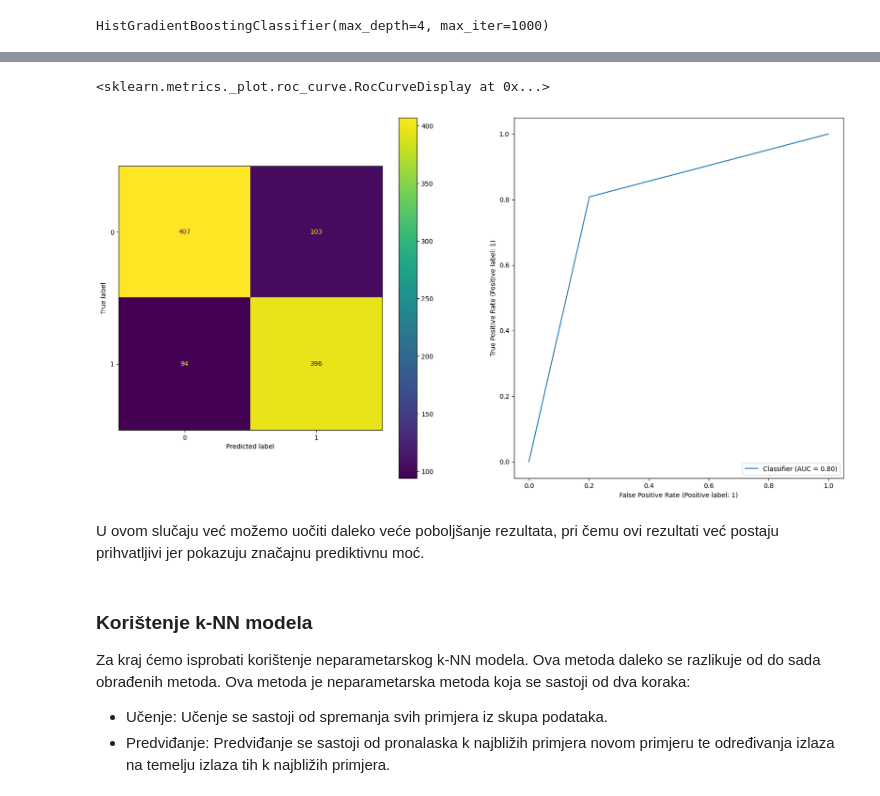
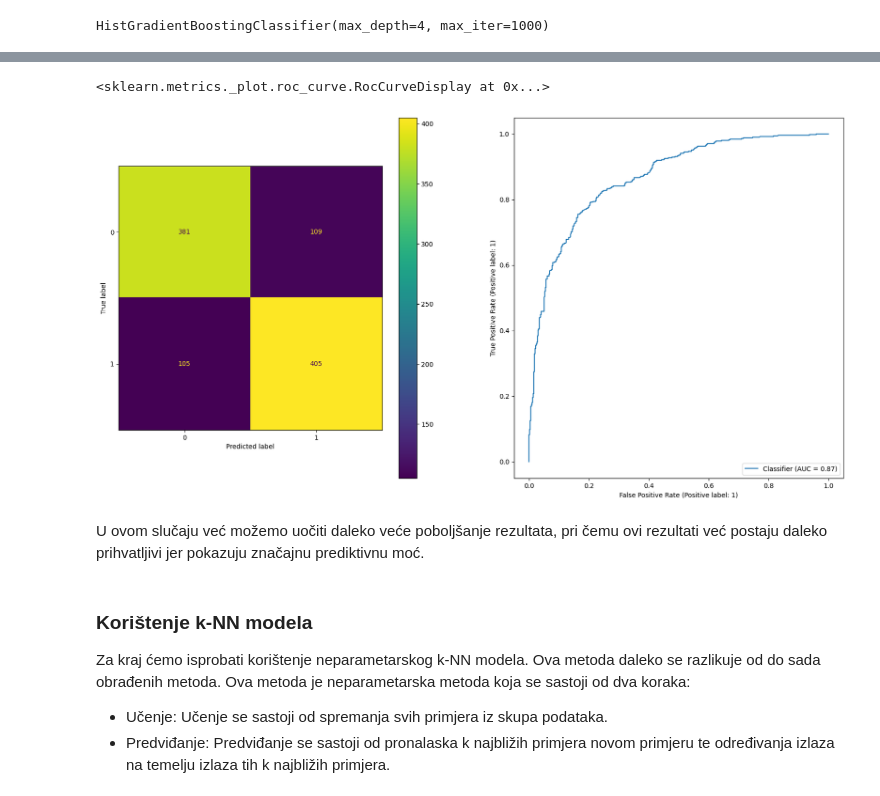
Before and after one commit to babe1304/UZOP-project, a Jupyter notebook: reporoduction_of_experiments.ipynb, the cells around one changed output, grey strips where cells are left out. Saved outputs shown, nothing was run; the diff lists cells and outputs as text; code cells hidden in the pictures.

```diff
--- a/reporoduction_of_experiments.ipynb
+++ b/reporoduction_of_experiments.ipynb
@@ -732,14 +729,14 @@ Random forrest loss on training data: 0.4709577045276925
 # %%
 random_matchups = merged_data.sample(n=1000).copy()
-random_matchups['PREDICTED TEAM 1 WIN'] = random_matchups.apply(lambda x: hist_gradient_boosting.predict(x[features[:-1]].values.reshape(1, -1))[0], axis=1)
+random_matchups['PREDICTED TEAM 1 WIN'] = random_matchups.apply(lambda x: hist_gradient_boosting.predict_proba(x[features[:-1]].values.reshape(1, -1))[0][1], axis=1)
 f, ax = plt.subplots(1, 2, figsize=(20, 10))
-ConfusionMatrixDisplay.from_predictions(random_matchups['TEAM 1 WIN'], random_matchups['PREDICTED TEAM 1 WIN'], ax=ax[0])
+ConfusionMatrixDisplay.from_predictions(random_matchups['TEAM 1 WIN'], random_matchups['PREDICTED TEAM 1 WIN'] > 0.5, ax=ax[0])
 RocCurveDisplay.from_predictions(random_matchups['TEAM 1 WIN'], random_matchups['PREDICTED TEAM 1 WIN'], ax=ax[1])
 # %% [output]
 <sklearn.metrics._plot.roc_curve.RocCurveDisplay at 0x...>
-[figure, old version]
+[figure, new version]
 # %% [markdown]
-U ovom slučaju već možemo uočiti daleko veće poboljšanje rezultata, pri čemu ovi rezultati već postaju prihvatljivi jer pokazuju značajnu prediktivnu moć.
+U ovom slučaju već možemo uočiti daleko veće poboljšanje rezultata, pri čemu ovi rezultati već postaju daleko prihvatljivi jer pokazuju značajnu prediktivnu moć.
 # %% [markdown]
 ### Korištenje k-NN modela
 
```
Also changed, not shown: parts of 6 cells of this notebook.
